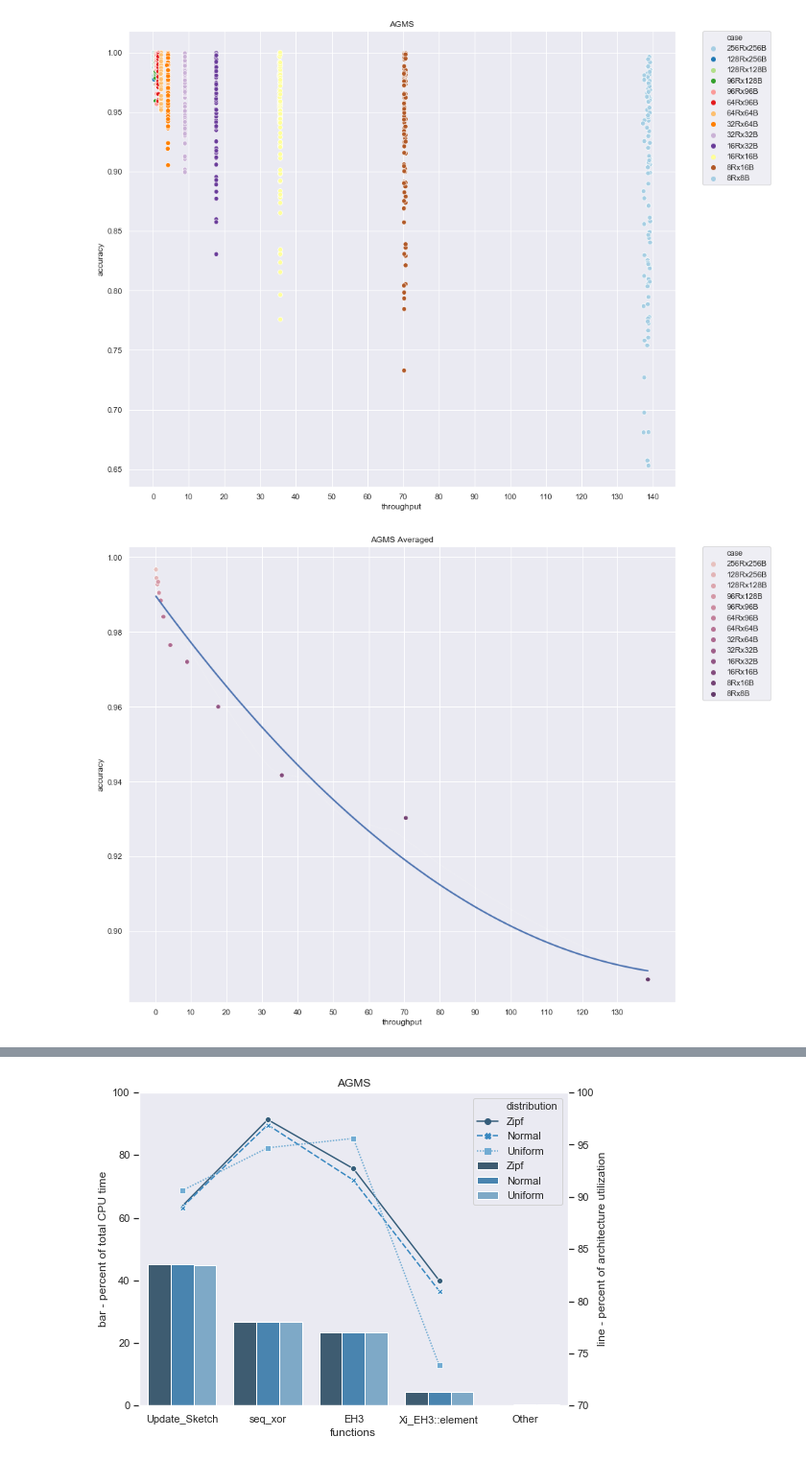
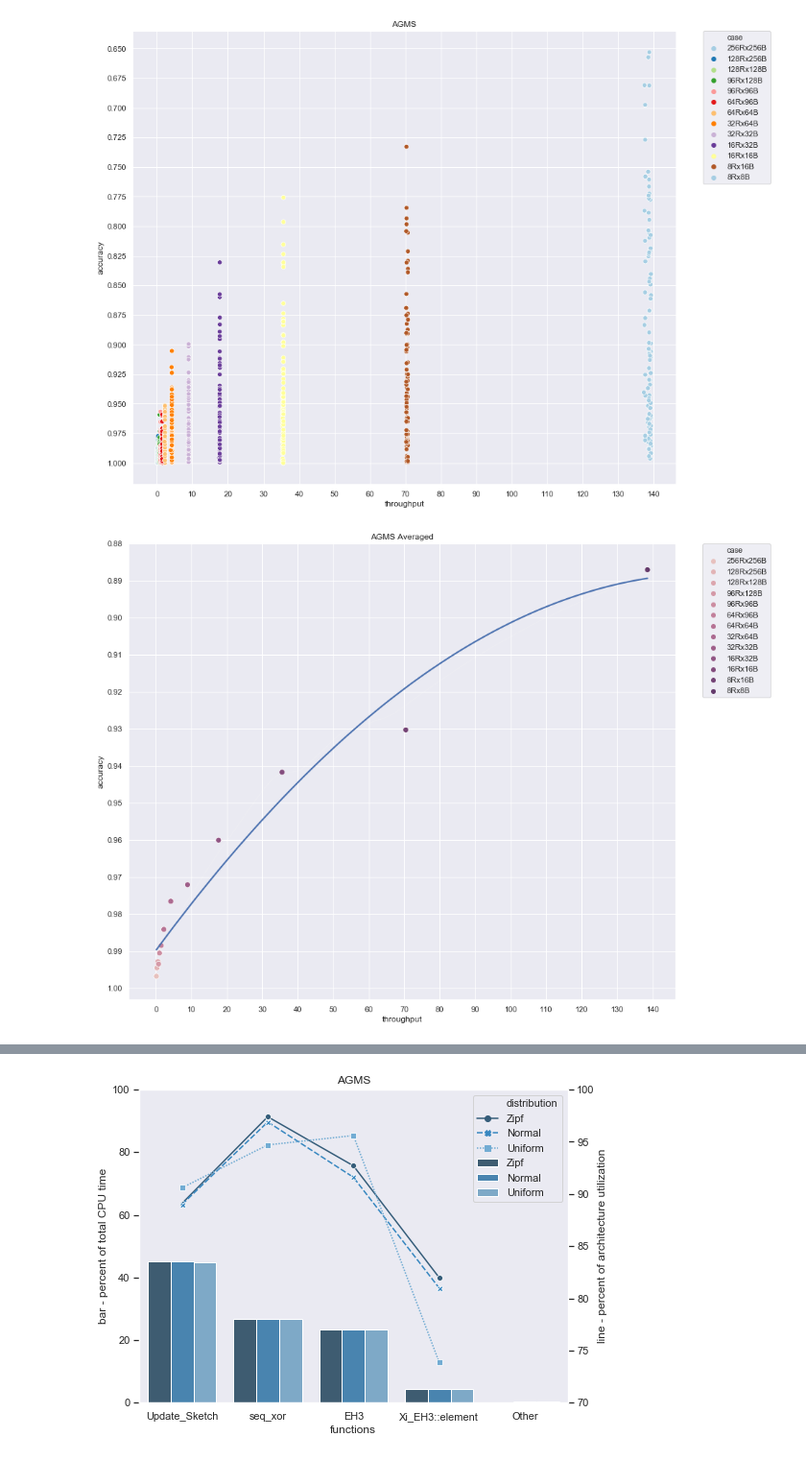
Before and after one commit to beepy0/thesis, a Jupyter notebook: Seaborn/Diagrams.ipynb, the cells around one changed output, grey strips where cells are left out. Shown at 96% size. Saved outputs shown, nothing was run; the diff lists cells and outputs as text; code cells hidden in the pictures.

```diff
--- a/Seaborn/Diagrams.ipynb
+++ b/Seaborn/Diagrams.ipynb
@@ -370,35 +601,36 @@ acc = np.array([0.999155, 0.99886, 0.999354, 0.996146, 0.996619, 0.998473, 0.998
 
 # print(acc.size)
 
 df1 = pd.DataFrame(index=range(offset),
                   columns=["algorithm", "case", "throughput", "accuracy"])
 df1.algorithm = algs
 df1.case = plus_dists
 df1.throughput = thrput
 df1.accuracy = acc
 
 
 plt.figure(figsize=(14,12))
 # print(df1)
 
 # sns.regplot(y="accuracy", x="throughput", data=df1,
 #            logx=True, ci=68, truncate=True,
 #            scatter_kws={"s": 0})
 
 cmap = sns.cubehelix_palette(13, dark=.3, light=.8)
 sns.set_color_codes("pastel")
 fig1 = sns.scatterplot(y="accuracy", x="throughput", data=df1, hue="case",
                palette=sns.color_palette("Paired", 13), s=45)
 sns.set_color_codes()
 fig1.set(title="AGMS")
-plt.xticks(np.arange(0.65, 1.01, 0.05))
+fig1.axes.invert_yaxis()
+plt.yticks(np.arange(0.65, 1.01, 0.025))
 plt.xticks(np.arange(0, 150, 10.0))
 plt.legend(bbox_to_anchor=(1.05, 1), loc=2, borderaxespad=0.)
 
 
 plt.show()
 # %% [output]
-[figure, old version]
+[figure, new version]
 # %%
 ## Baseline throughput vs accuracy based on the set buckets/rows size for this experiment
 # line plot
@@ -531,13 +763,14 @@ sns.regplot(y="accuracy", x="throughput", data=df1,
 cmap = sns.cubehelix_palette(13, dark=.3, light=.8)
 sns.set_color_codes("pastel")
 fig1 = sns.scatterplot(y="accuracy", x="throughput", data=df1, hue="case",
-               palette=cmap, s=45)
+               palette=cmap, s=65)
 sns.set_color_codes()
 fig1.set(title="AGMS Averaged")
-# plt.xticks(np.arange(0.7, 1.01, 0.05))
-plt.xticks(np.arange(0, 140, 10.0))
+fig1.axes.invert_yaxis()
+plt.yticks(np.arange(0.88, 1.01, 0.01))
+plt.xticks(np.arange(0, 141, 10.0))
 plt.legend(bbox_to_anchor=(1.05, 1), loc=2, borderaxespad=0.)
 
 plt.show()
 # %% [output]
-[figure, old version]
+[figure, new version]
```
Also changed, not shown: parts of 7 cells of this notebook.
